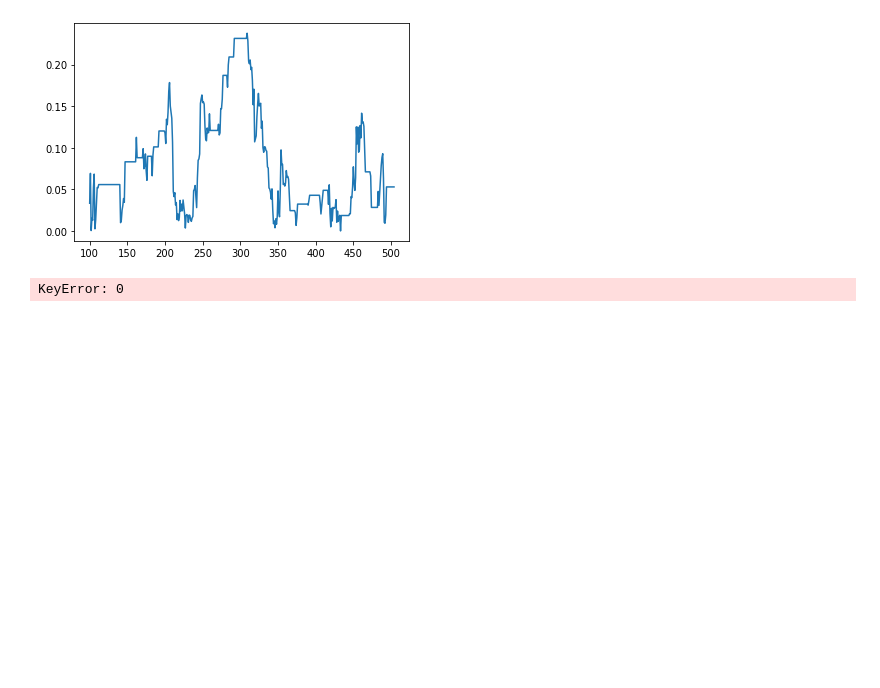
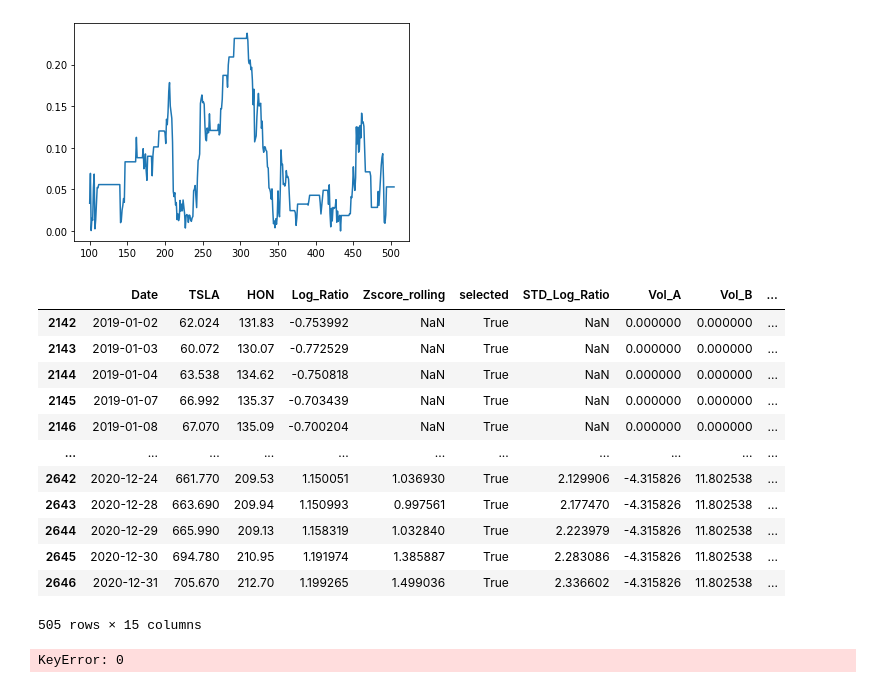
Before and after one commit to ArthurVinot/PI2, a Jupyter notebook: Code 23 Mars.ipynb, the cells around one changed output. Cells and saved outputs as stored; diff of their text form; code cells hidden in the pictures; blank space fills up the shorter version.

```diff
--- a/Code 23 Mars.ipynb
+++ b/Code 23 Mars.ipynb
@@ -840,6 +840,22 @@ def Profit_Loss(df):
     plt.axhline(df.Total[0], color = 'red')
     plt.legend("Profit and Loss of the pair")
     plt.show()
+# %%
+df_test[1]
+# %% [output]
+|  | Date | TSLA | HON | Log_Ratio | Zscore_rolling | selected | STD_Log_Ratio | Vol_A | Vol_B | ... |
+| 2142 | 2019-01-02 | 62.024 | 131.83 | -0.753992 | NaN | True | NaN | 0.000000 | 0.000000 | ... |
+| 2143 | 2019-01-03 | 60.072 | 130.07 | -0.772529 | NaN | True | NaN | 0.000000 | 0.000000 | ... |
+| 2144 | 2019-01-04 | 63.538 | 134.62 | -0.750818 | NaN | True | NaN | 0.000000 | 0.000000 | ... |
+| 2145 | 2019-01-07 | 66.992 | 135.37 | -0.703439 | NaN | True | NaN | 0.000000 | 0.000000 | ... |
+| 2146 | 2019-01-08 | 67.070 | 135.09 | -0.700204 | NaN | True | NaN | 0.000000 | 0.000000 | ... |
+| ... | ... | ... | ... | ... | ... | ... | ... | ... | ... | ... |
+| 2642 | 2020-12-24 | 661.770 | 209.53 | 1.150051 | 1.036930 | True | 2.129906 | -4.315826 | 11.802538 | ... |
+| 2643 | 2020-12-28 | 663.690 | 209.94 | 1.150993 | 0.997561 | True | 2.177470 | -4.315826 | 11.802538 | ... |
+| 2644 | 2020-12-29 | 665.990 | 209.13 | 1.158319 | 1.032840 | True | 2.223979 | -4.315826 | 11.802538 | ... |
+| 2645 | 2020-12-30 | 694.780 | 210.95 | 1.191974 | 1.385887 | True | 2.283086 | -4.315826 | 11.802538 | ... |
+| 2646 | 2020-12-31 | 705.670 | 212.70 | 1.199265 | 1.499036 | True | 2.336602 | -4.315826 | 11.802538 | ... |
+505 rows × 15 columns
 # %%
 for i in range(len(df_test)):
     Profit_Loss(df_test[i])
```
Also changed, not shown: parts of 6 cells of this notebook.
